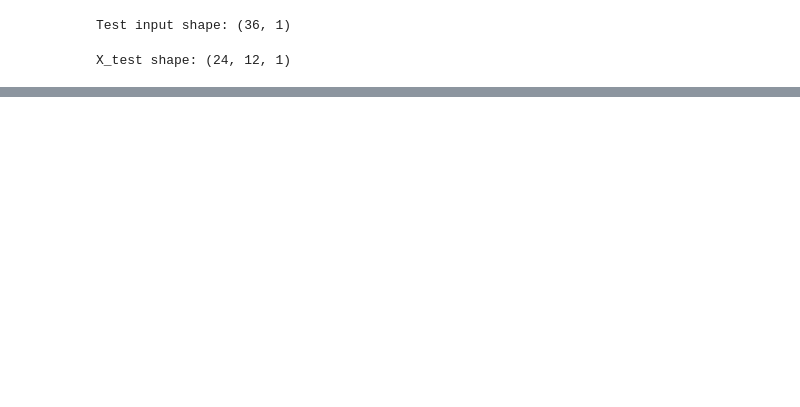
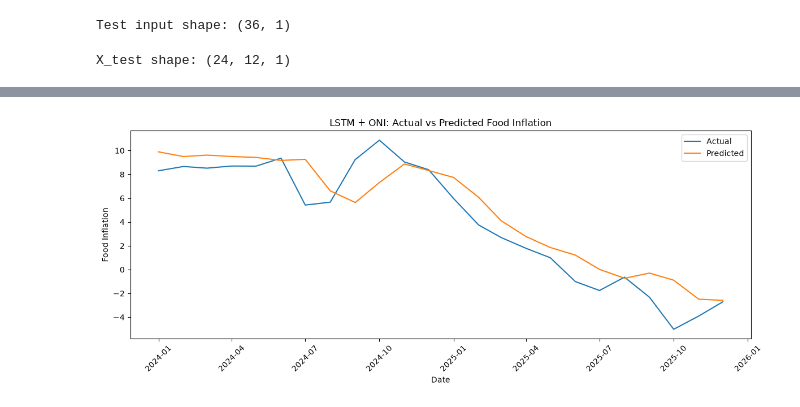
Before and after one commit to AyushTomarOG/Food-Inflation-in-El-Nino, a Jupyter notebook: notebooks/05_lstm.ipynb, the cells around one changed output, grey strips where cells are left out. Saved outputs shown, nothing was run; the diff lists cells and outputs as text; code cells hidden in the pictures; blank space fills up the shorter version.

```diff
--- a/notebooks/05_lstm.ipynb
+++ b/notebooks/05_lstm.ipynb
@@ -695,0 +862,29 @@ baseline_predictions.to_csv(
+# %%
+# ============================================
+# LSTM + ONI (LOOKBACK=18)
+# ACTUAL vs PREDICTED
+# ============================================
+
+plt.figure(figsize=(12, 5))
+
+plt.plot(
+    lstm_predictions["date"],
+    lstm_predictions["actual_food_inflation"],
+    label="Actual"
+)
+
+plt.plot(
+    lstm_predictions["date"],
+    lstm_predictions["predicted_food_inflation"],
+    label="Predicted"
+)
+
+plt.xlabel("Date")
+plt.ylabel("Food Inflation")
+plt.title("LSTM + ONI: Actual vs Predicted Food Inflation")
+plt.legend()
+plt.xticks(rotation=45)
+plt.tight_layout()
+plt.show()
+# %% [output]
+[figure, added]
```
Also changed, not shown: parts of 29 cells of this notebook, 6 other files.
